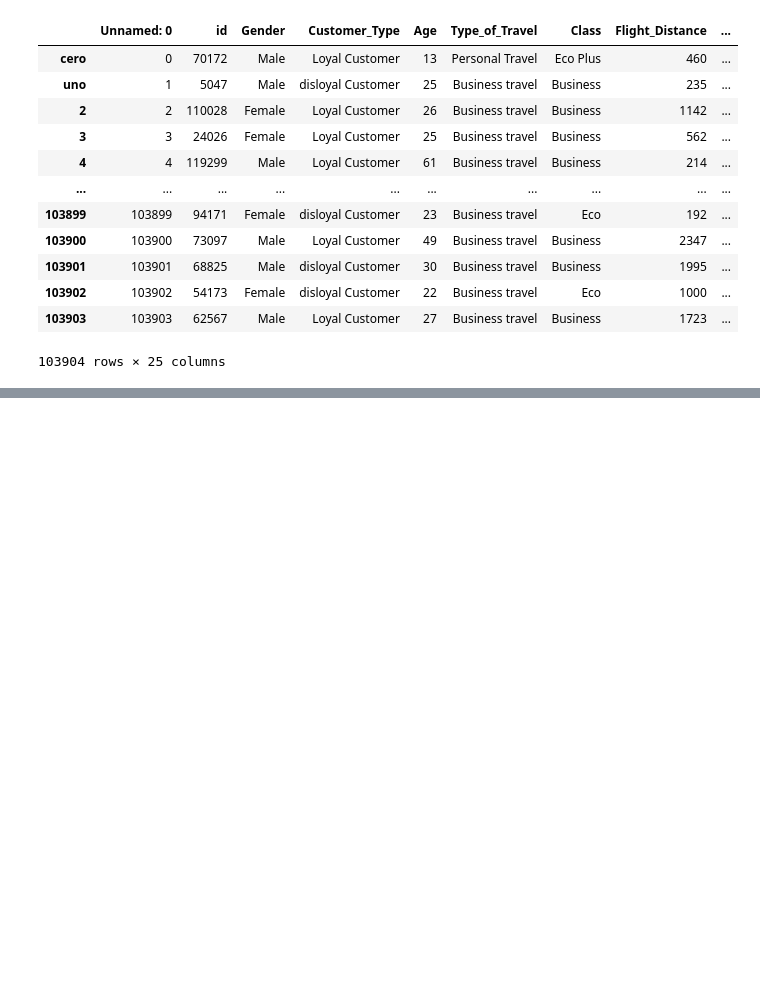
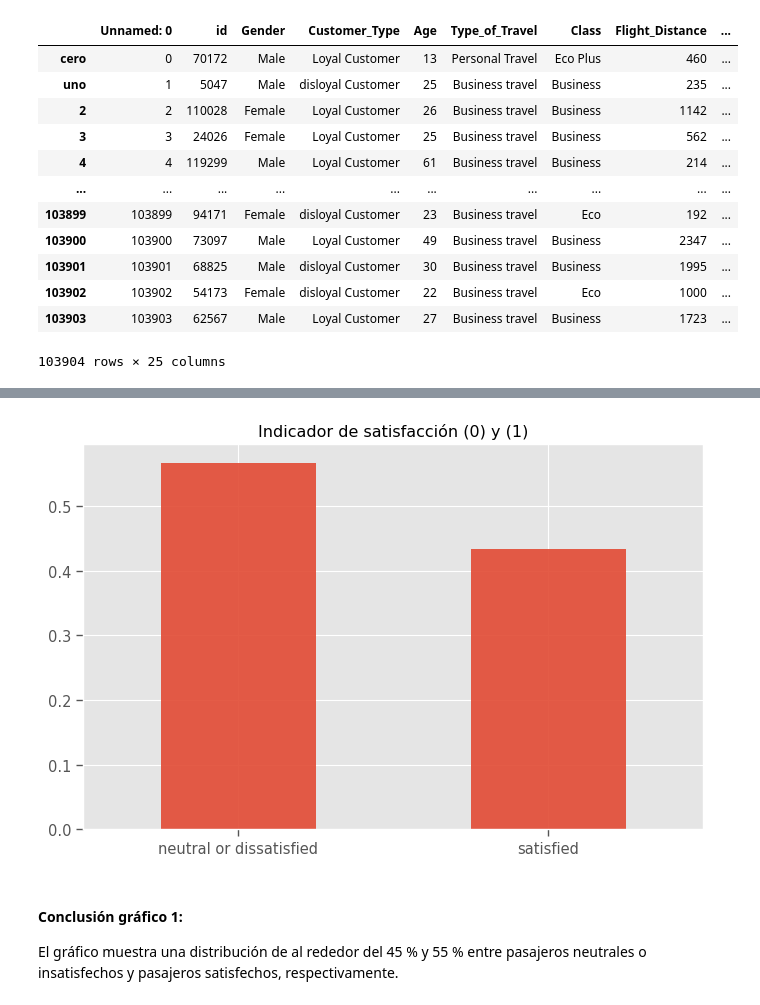
Before and after one commit to CandelaTamole/CoderHouse-32843-Entregables, a Jupyter notebook: TamoleCandela2.ipynb, the cells around one changed output, grey strips where cells are left out. Saved outputs shown, nothing was run; the diff lists cells and outputs as text; code cells hidden in the pictures; blank space fills up the shorter version.

```diff
--- a/TamoleCandela2.ipynb
+++ b/TamoleCandela2.ipynb
@@ -196,0 +237,4 @@ NameError: name 'df' is not defined
+# %%
+df.index=df['Inflight service']
+df=df.drop('Inflight service',axis='columns')
+df
@@ -196,0 +256,10 @@ NameError: name 'df' is not defined
+# %%
+fig = plt.figure(figsize = (8,5))
+df.satisfaction.value_counts(normalize = True).plot(kind='bar', alpha = 0.9, rot=0)
+plt.title('Indicador de satisfacción (0) y (1)')
+plt.show()
+# %% [output]
+[figure, added]
+# %% [markdown]
+#### Conclusión gráfico 1:
+El gráfico  muestra una distribución de al rededor del 45 % y 55 % entre pasajeros neutrales o insatisfechos y pasajeros satisfechos, respectivamente.
```
Also changed, not shown: parts of 22 cells of this notebook.
